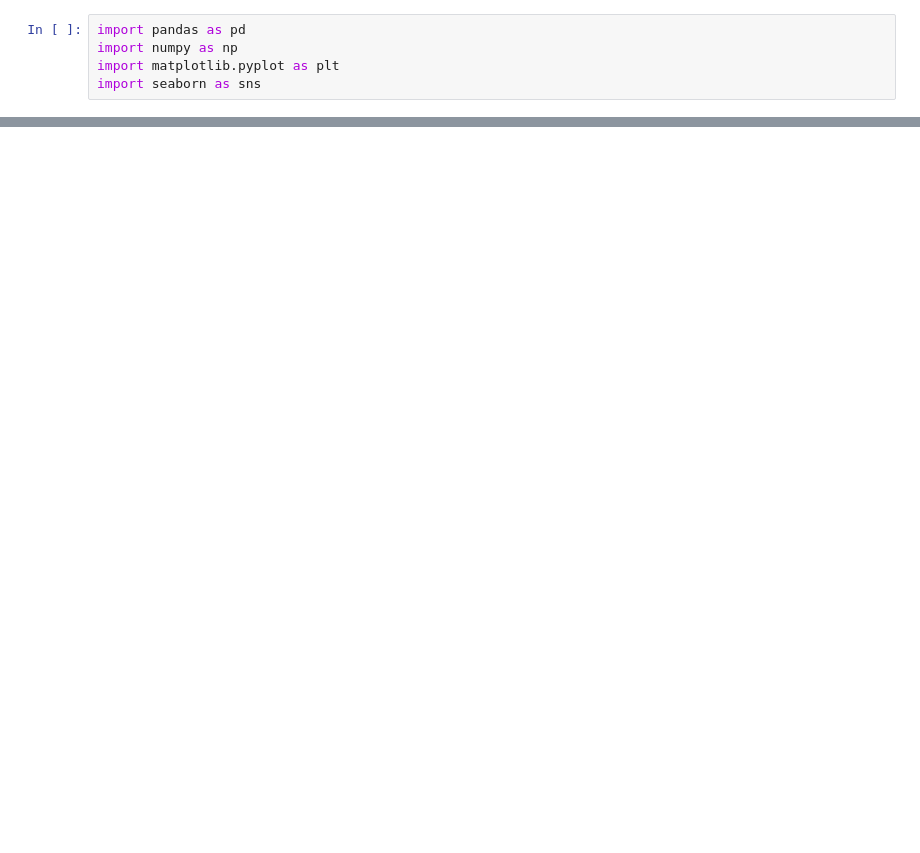
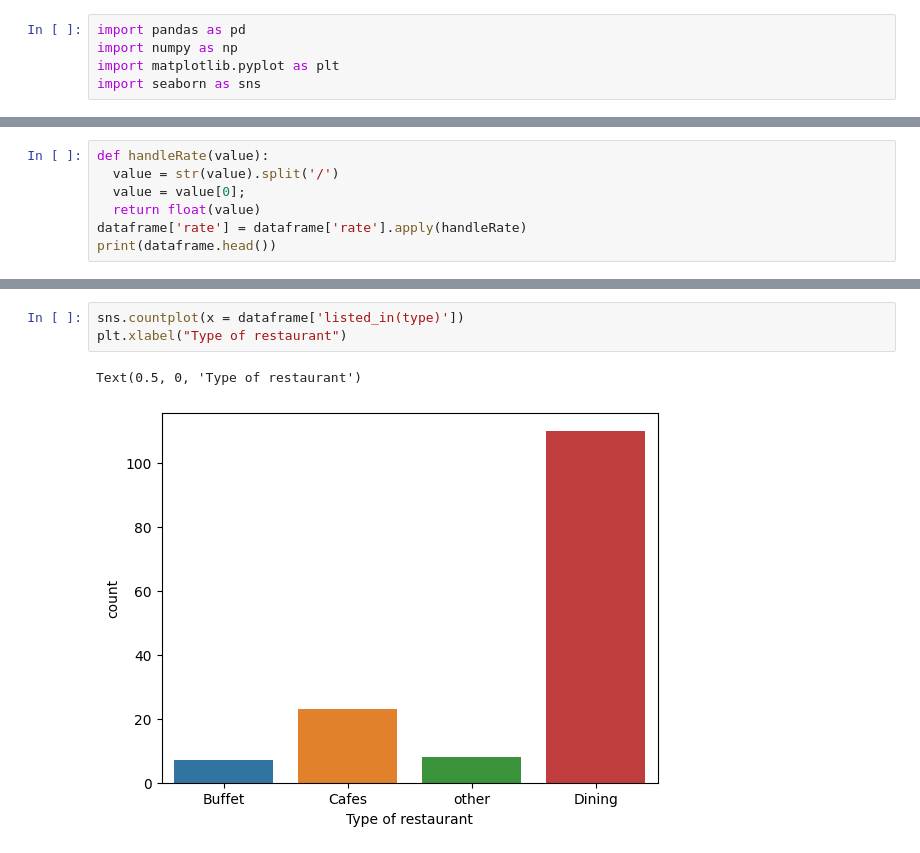
Before and after one commit to AliHShahid/Data, a Jupyter notebook: Zomato_data_analysis.ipynb, the cells around one changed output, grey strips where cells are left out. Drawn from its saved outputs; the diff is of its cells as text; blank space fills up the shorter version.

```diff
--- a/Zomato_data_analysis.ipynb
+++ b/Zomato_data_analysis.ipynb
@@ -12,0 +27,7 @@ FileNotFoundError: ignored
+# %%
+def handleRate(value):
+  value = str(value).split('/')
+  value = value[0];
+  return float(value)
+dataframe['rate'] = dataframe['rate'].apply(handleRate)
+print(dataframe.head())
@@ -12,0 +65,6 @@ FileNotFoundError: ignored
+# %%
+sns.countplot(x = dataframe['listed_in(type)'])
+plt.xlabel("Type of restaurant")
+# %% [output]
+Text(0.5, 0, 'Type of restaurant')
+[figure, added]
```
Also changed, not shown: parts of 11 cells of this notebook.
